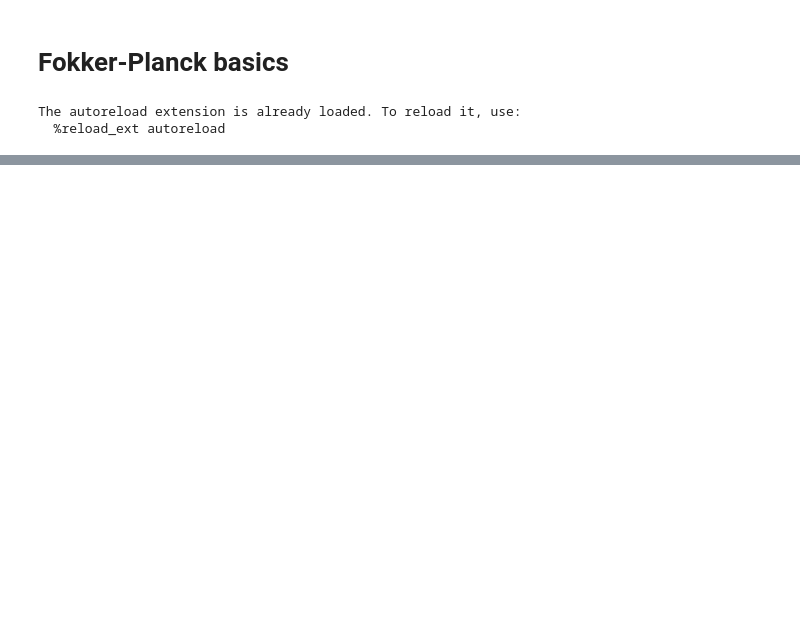
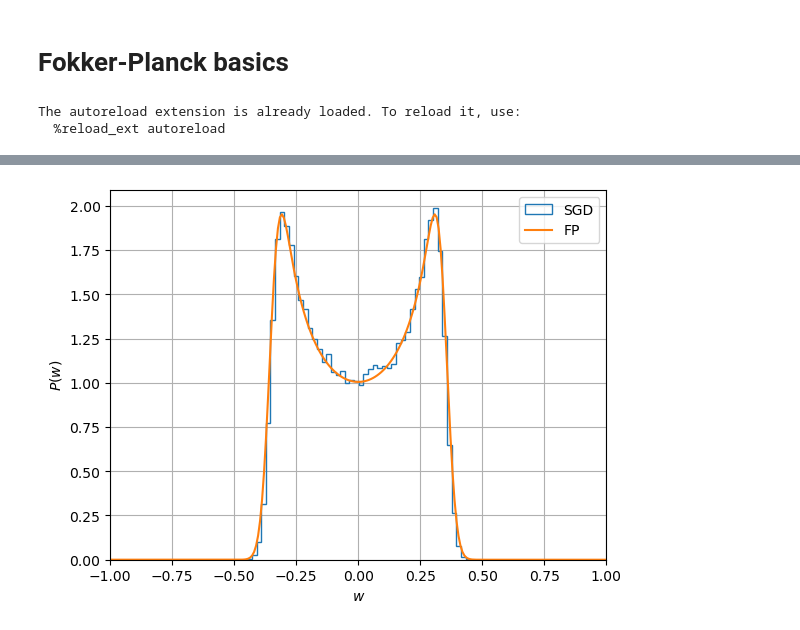
Before and after one commit to Yukee/sgd_fokker_planck, a Jupyter notebook: fokker_planck_basics.ipynb, the cells around one changed output, grey strips where cells are left out. Cells and saved outputs as stored; diff of their text form; code cells hidden in the pictures; blank space fills up the shorter version.

```diff
--- a/fokker_planck_basics.ipynb
+++ b/fokker_planck_basics.ipynb
@@ -71,0 +130,29 @@ plt.show()
+# %%
+def q(w):
+    return w**a
+
+def grad_q(w):
+    return a*w**(a-1.)
+
+def get_data_sing(seed):
+    state = np.random.RandomState(seed=seed)
+    w_init = state.uniform(-.5,.5)
+    S = SGD(std_e, lr, q, grad_q, w_init, b, seed)
+    S.evolve(time)
+    return S.w
+# %%
+nsamp = 10**5
+tmax = 20
+sgd_data = np.array([get_data_sing(seed) for seed in range(nsamp, 2*nsamp)])
+# %%
+plt.hist(sgd_data.T[-1], histtype='step', density=True, bins='auto', label='SGD')
+plt.plot(x-L/2, P[-1], label='FP')
+plt.xlabel(r"$w$")
+plt.ylabel(r"$P(w)$")
+plt.grid()
+plt.legend()
+plt.xlim(-1,1)
+plt.savefig("dynamics_1d_singular_model.png", bbox_inches="tight", dpi=150)
+plt.show()
+# %% [output]
+[figure, added]
```
Also changed, not shown: parts of 13 cells of this notebook, 2 other files.
